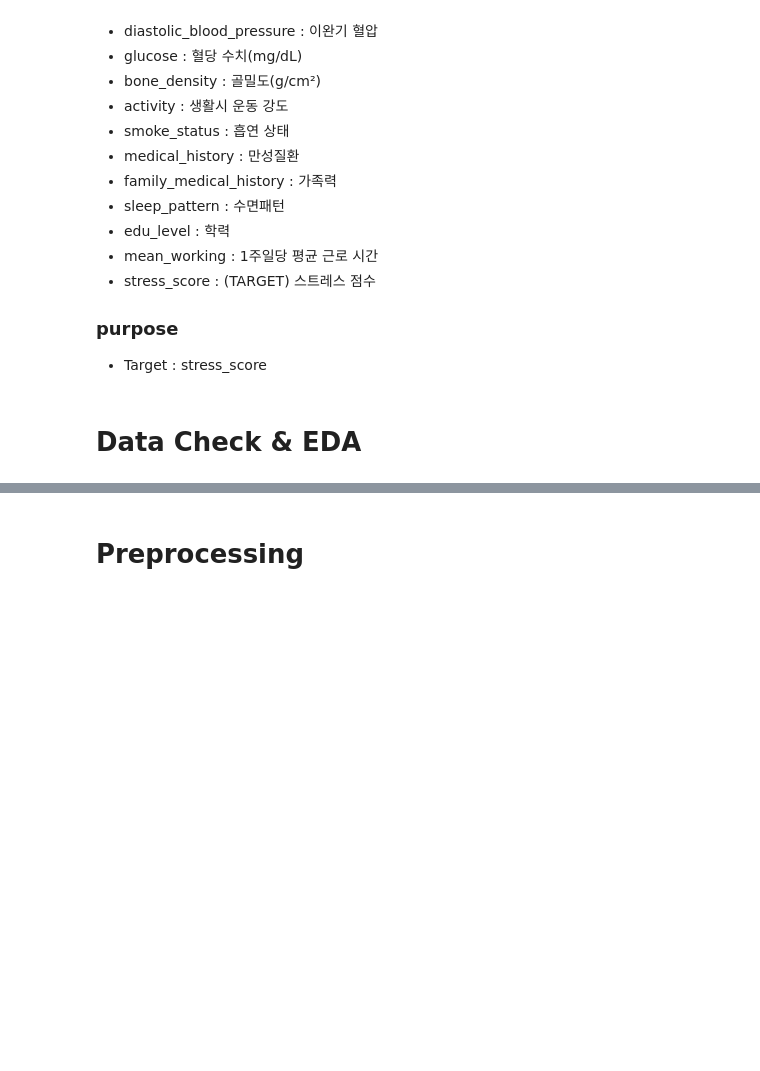
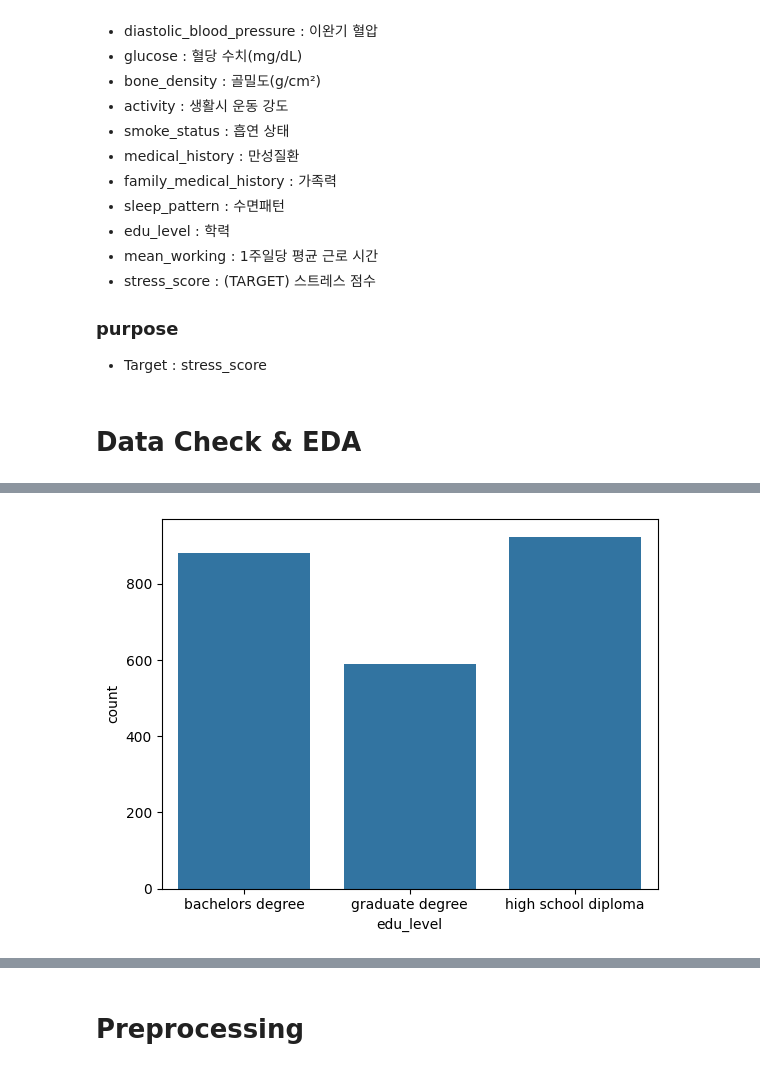
Before and after one commit to HOYUN-Y/DataAnalytics_projects, a Jupyter notebook: dacon_stress_prediction/data_preprocessing.ipynb, the cells around one changed output, grey strips where cells are left out. Drawn from its saved outputs; the diff is of its cells as text; code cells hidden in the pictures; blank space fills up the shorter version.

```diff
--- a/dacon_stress_prediction/data_preprocessing.ipynb
+++ b/dacon_stress_prediction/data_preprocessing.ipynb
@@ -55,0 +136,5 @@ display(test.head())
+# %%
+sns.countplot(x='edu_level', data=train)
+plt.show()
+# %% [output]
+[figure, added]
```
Also changed, not shown: parts of 19 cells of this notebook.
